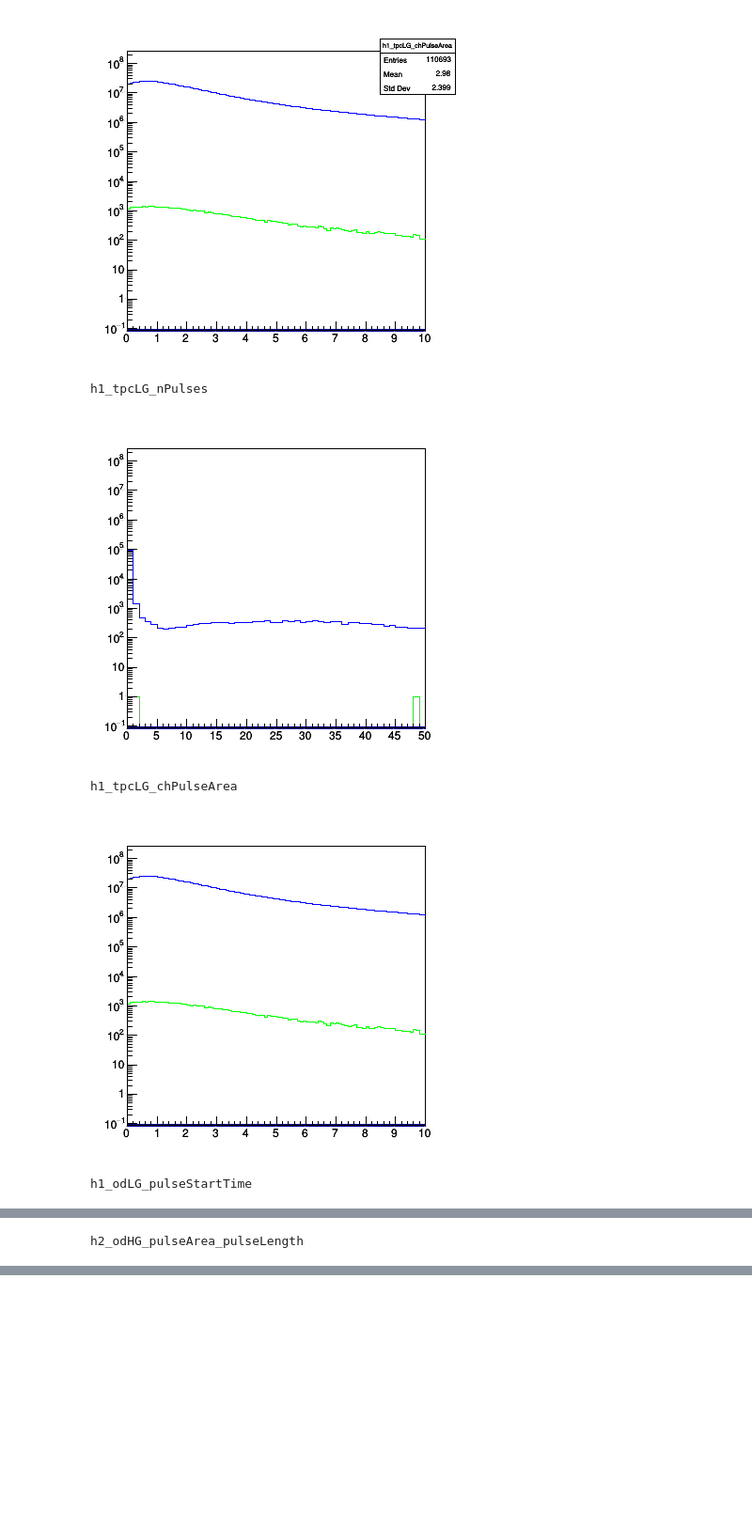
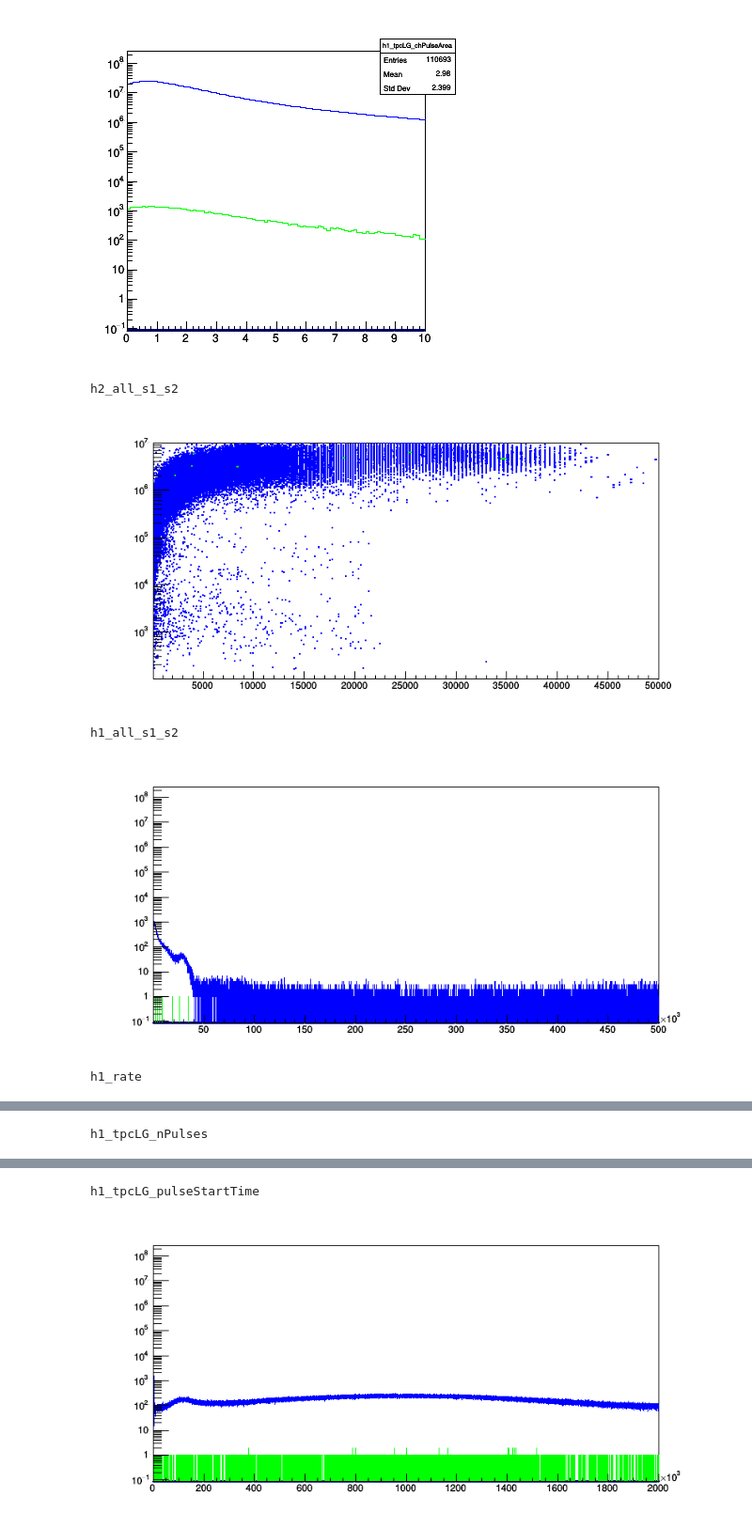
Before and after one commit to bpenning/analysis, a Jupyter notebook: LZ/od_calib/read_od_files.ipynb, the cells around one changed output, grey strips where cells are left out. Shown at 94% size. Cells and saved outputs as stored; diff of their text form; code cells hidden in the pictures; blank space fills up the shorter version.

Commit message:
all plots and reading keys

```diff
--- a/LZ/od_calib/read_od_files.ipynb
+++ b/LZ/od_calib/read_od_files.ipynb
@@ -39,5 +39,13 @@ def get_histo(file, histoname):
     file=r.TFile(file)
     histo=file.Get(histoname)
     return copy.deepcopy(histo)
+
+def GetKeyNames( self, dir = "" ):
+        self.cd(dir)
+        return [key.GetName() for key in r.gDirectory.GetListOfKeys()]
+
+r.TFile.GetKeyNames = GetKeyNames
+keyList = file.GetKeyNames("")
+print "\nKeys in file:", keyList
 print('test')
 # %% [output]
@@ -85,31 +94,35 @@ filelists/AmLi_700.root
 [figure]
 [figure]
 # %%
+histograms=keyList
 
 for hname in histograms:
     print(hname)
-    #c1 = r.TCanvas("c1","c1",400,400)
+    #c1 = r.TCanvas("c1","c1",800,400)
     #c1.SetLogy()
     stack=r.THStack()
     for idx, f in enumerate(files):
             h=get_histo(f, hname)
             h.GetYaxis().SetRangeUser(0.5, 1E8)
             h.SetLineColor(idx+3)
             h.SetMarkerColor(idx+3)
             stack.Add(h)
             #if idx==0:
             #    h.Draw()
             #else:
             #    h.Draw('same')
     #c1.Draw()
-    c2 = r.TCanvas("c2","c2",400,400)
+    c2 = r.TCanvas("c2","c2",800,400)
     c2.SetLogy()
-    stack.Draw('nostack')
+    if 'h1' in hname:
+        stack.Draw('nostack')
+    else:
+       stack.Draw('box')
     c2.Draw()
     del c2
 # %% [output]
-h1_tpcLG_nPulses
+h2_all_s1_s2
-[figure, old version]
+[figure, new version]
-h1_tpcLG_chPulseArea
+h1_all_s1_s2
-[figure, old version]
+[figure, new version]
-h1_odLG_pulseStartTime
+h1_rate
@@ -117 +130 @@ h1_odLG_pulseStartTime
-h2_odHG_pulseArea_pulseLength
+h1_tpcLG_nPulses
@@ -118,0 +132,2 @@ h2_odHG_pulseArea_pulseLength
+h1_tpcLG_pulseStartTime
+[figure, added]
```
Also changed, not shown: parts of 2 cells of this notebook.
